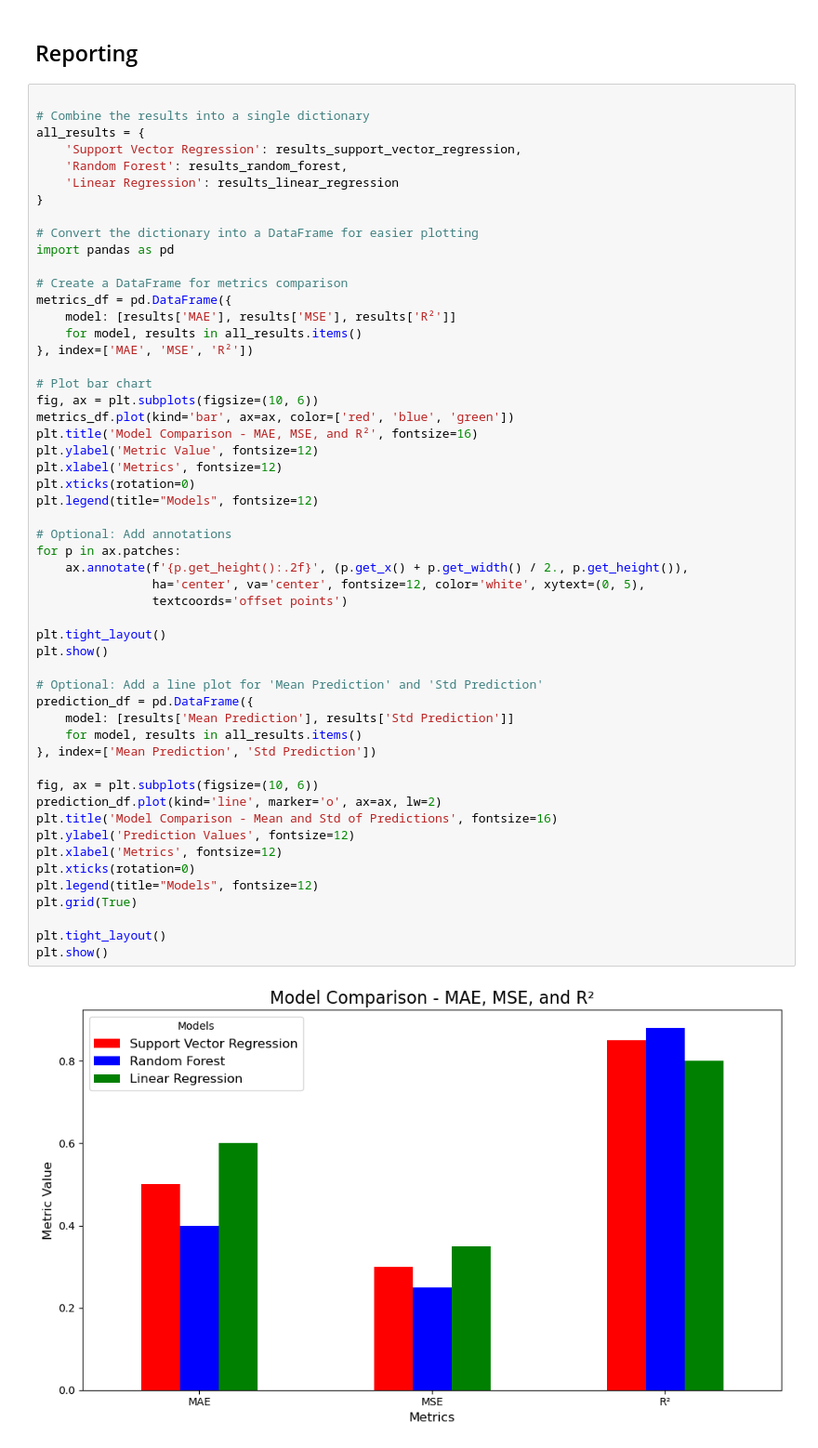
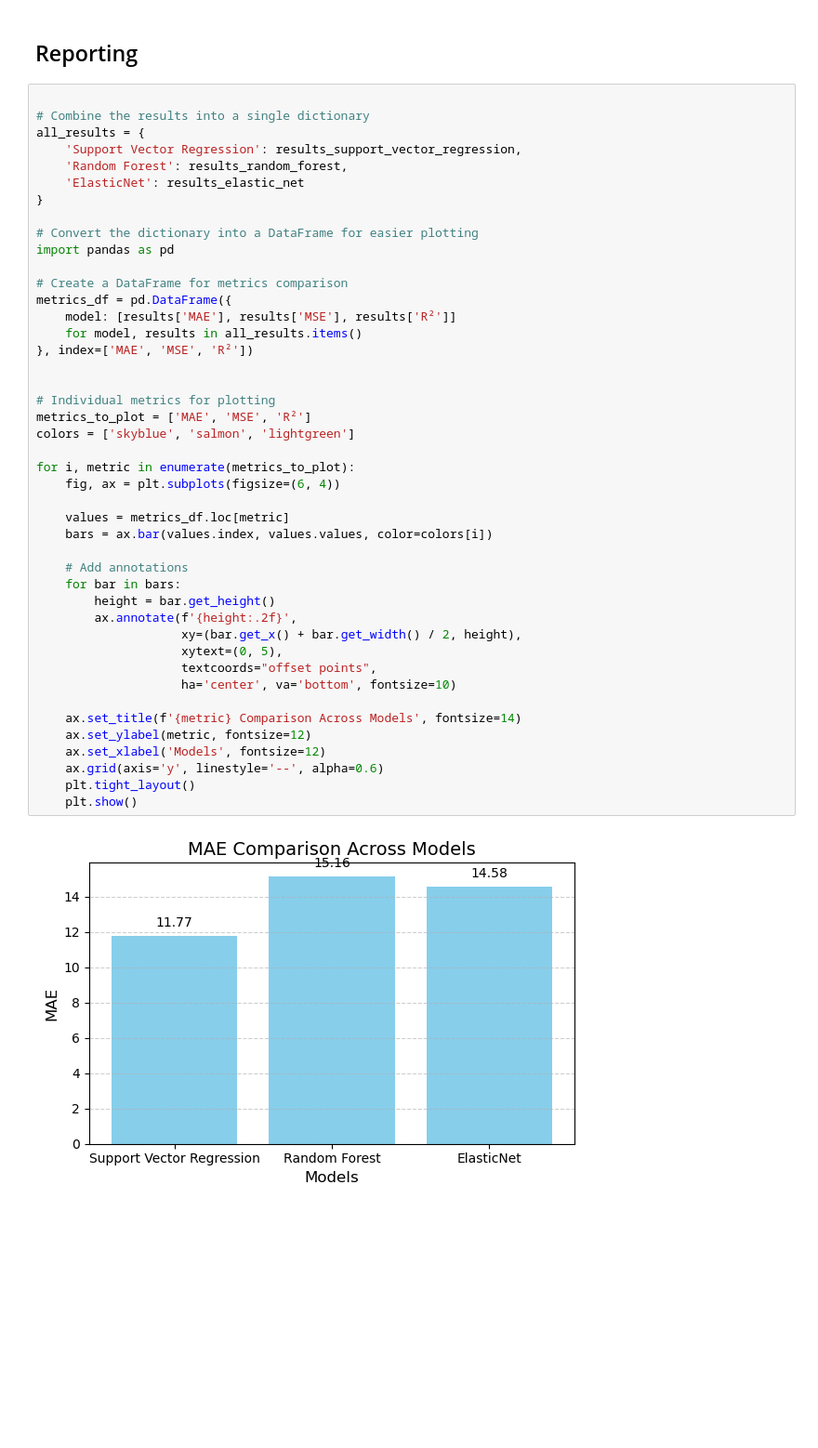
Before and after one commit to AntonioDonnangelo/Predicting-2024-US-Corn-Yield, a Jupyter notebook: Predicting_2024_US_Corn_Yield.ipynb, the cells around one changed output. Shown at 93% size. Saved outputs shown, nothing was run; the diff lists cells and outputs as text; blank space fills up the shorter version.

Commit message:
changed the linear regression

```diff
--- a/Predicting_2024_US_Corn_Yield.ipynb
+++ b/Predicting_2024_US_Corn_Yield.ipynb
@@ -1342,55 +1346,46 @@ plt.show()
 # %%
 
 # Combine the results into a single dictionary
 all_results = {
     'Support Vector Regression': results_support_vector_regression,
     'Random Forest': results_random_forest,
-    'Linear Regression': results_linear_regression
+    'ElasticNet': results_elastic_net
 }
 
 # Convert the dictionary into a DataFrame for easier plotting
 import pandas as pd
 
 # Create a DataFrame for metrics comparison
 metrics_df = pd.DataFrame({
     model: [results['MAE'], results['MSE'], results['R²']]
     for model, results in all_results.items()
 }, index=['MAE', 'MSE', 'R²'])
 
-# Plot bar chart
-fig, ax = plt.subplots(figsize=(10, 6))
-metrics_df.plot(kind='bar', ax=ax, color=['red', 'blue', 'green'])
-plt.title('Model Comparison - MAE, MSE, and R²', fontsize=16)
-plt.ylabel('Metric Value', fontsize=12)
-plt.xlabel('Metrics', fontsize=12)
-plt.xticks(rotation=0)
-plt.legend(title="Models", fontsize=12)
 
-# Optional: Add annotations
-for p in ax.patches:
-    ax.annotate(f'{p.get_height():.2f}', (p.get_x() + p.get_width() / 2., p.get_height()),
-                ha='center', va='center', fontsize=12, color='white', xytext=(0, 5),
-                textcoords='offset points')
+# Individual metrics for plotting
+metrics_to_plot = ['MAE', 'MSE', 'R²']
+colors = ['skyblue', 'salmon', 'lightgreen']
 
-plt.tight_layout()
-plt.show()
+for i, metric in enumerate(metrics_to_plot):
+    fig, ax = plt.subplots(figsize=(6, 4))
 
-# Optional: Add a line plot for 'Mean Prediction' and 'Std Prediction'
-prediction_df = pd.DataFrame({
-    model: [results['Mean Prediction'], results['Std Prediction']]
-    for model, results in all_results.items()
-}, index=['Mean Prediction', 'Std Prediction'])
+    values = metrics_df.loc[metric]
+    bars = ax.bar(values.index, values.values, color=colors[i])
 
-fig, ax = plt.subplots(figsize=(10, 6))
-prediction_df.plot(kind='line', marker='o', ax=ax, lw=2)
-plt.title('Model Comparison - Mean and Std of Predictions', fontsize=16)
-plt.ylabel('Prediction Values', fontsize=12)
-plt.xlabel('Metrics', fontsize=12)
-plt.xticks(rotation=0)
-plt.legend(title="Models", fontsize=12)
-plt.grid(True)
+    # Add annotations
+    for bar in bars:
+        height = bar.get_height()
+        ax.annotate(f'{height:.2f}',
+                    xy=(bar.get_x() + bar.get_width() / 2, height),
+                    xytext=(0, 5),
+                    textcoords="offset points",
+                    ha='center', va='bottom', fontsize=10)
 
-plt.tight_layout()
-plt.show()
+    ax.set_title(f'{metric} Comparison Across Models', fontsize=14)
+    ax.set_ylabel(metric, fontsize=12)
+    ax.set_xlabel('Models', fontsize=12)
+    ax.grid(axis='y', linestyle='--', alpha=0.6)
+    plt.tight_layout()
+    plt.show()
 # %% [output]
-[figure, old version]
+[figure, new version]
```
Also changed, not shown: parts of 7 cells of this notebook.
